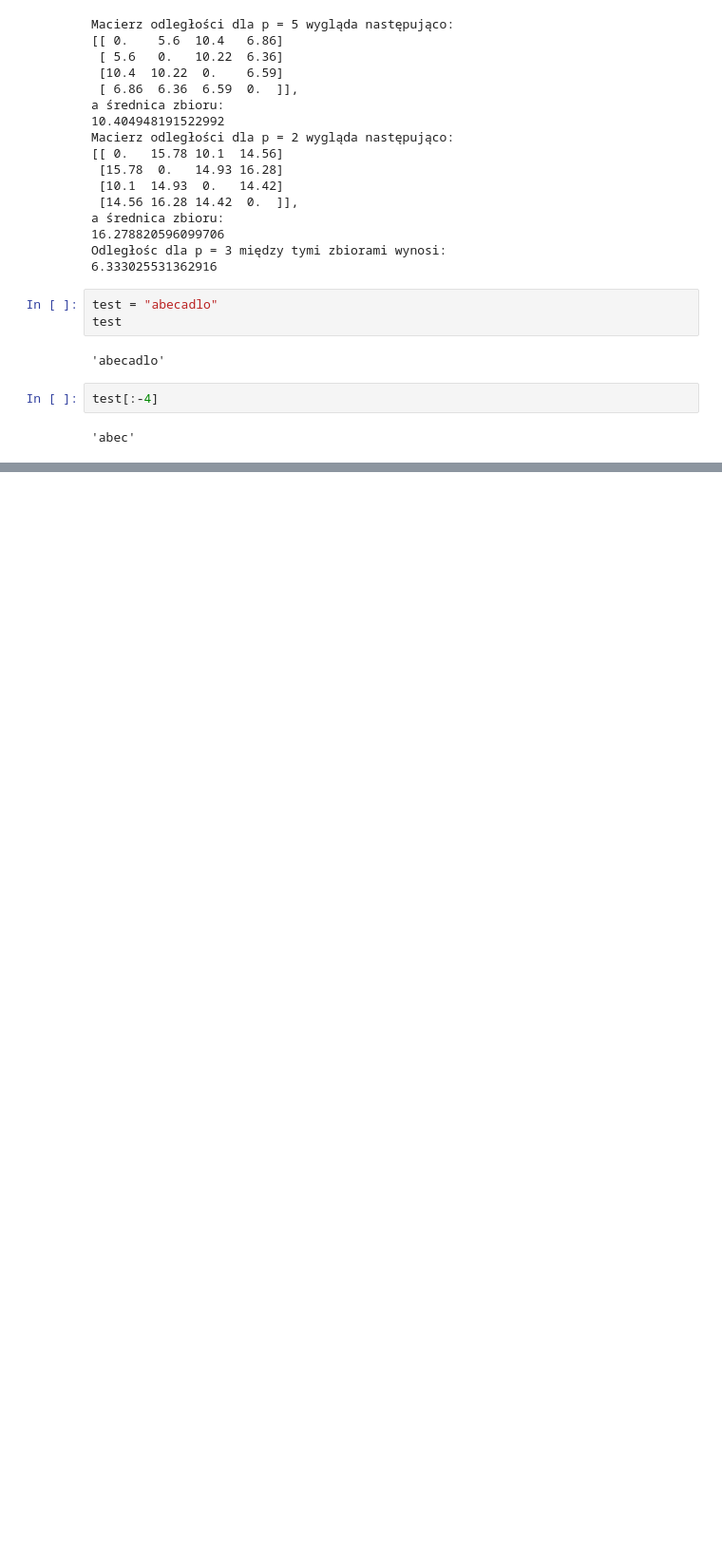
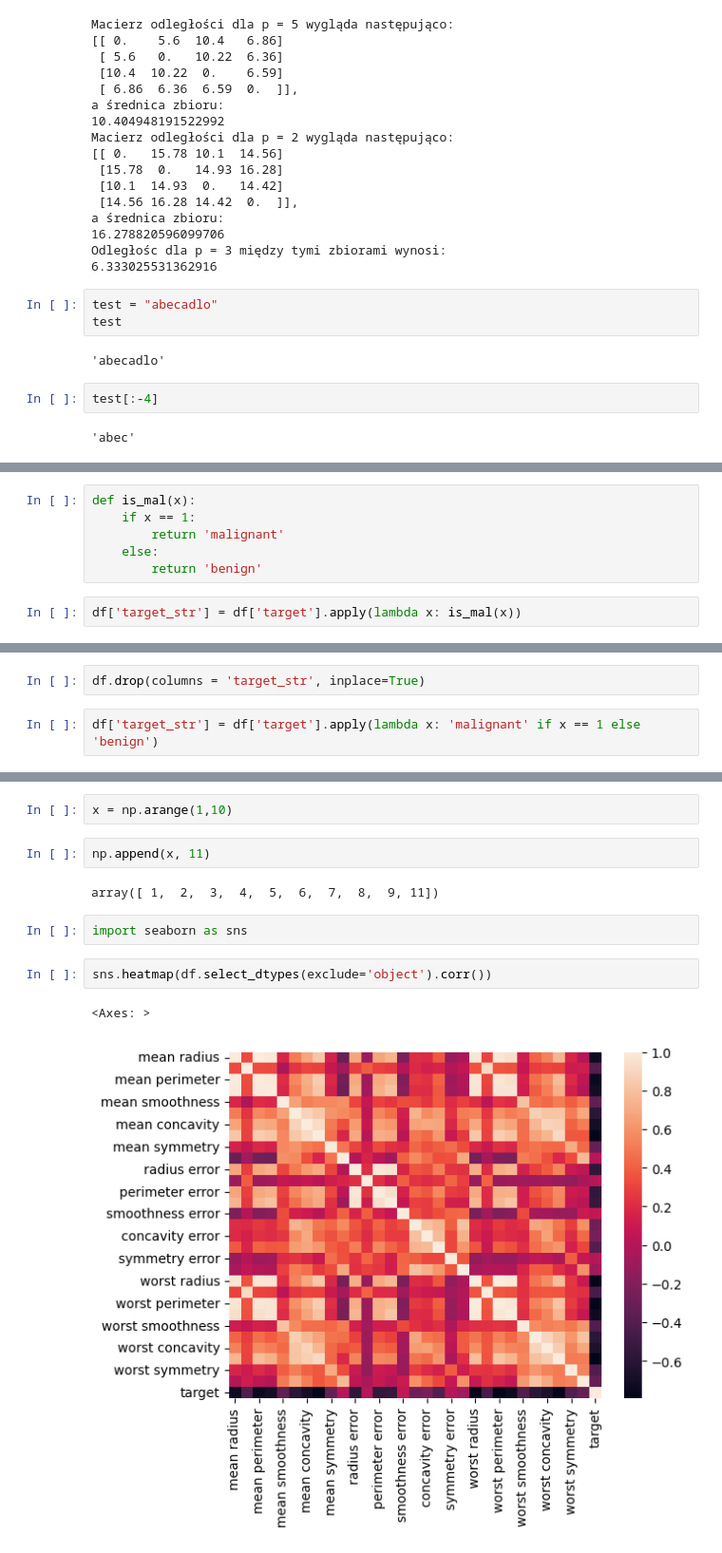
Before and after one commit to Qertal/KursStreamlit, a Jupyter notebook: main.ipynb, the cells around one changed output, grey strips where cells are left out. Shown at 95% size. Cells and saved outputs as stored; diff of their text form; blank space fills up the shorter version.

```diff
--- a/main.ipynb
+++ b/main.ipynb
@@ -73,0 +138,8 @@ test[:-4]
+# %%
+def is_mal(x):
+    if x == 1:
+        return 'malignant'
+    else:
+        return 'benign'
+# %%
+df['target_str'] = df['target'].apply(lambda x: is_mal(x))
@@ -73,0 +156,4 @@ test[:-4]
+# %%
+df.drop(columns = 'target_str', inplace=True)
+# %%
+df['target_str'] = df['target'].apply(lambda x: 'malignant' if x == 1 else 'benign')
@@ -73,0 +230,13 @@ test[:-4]
+# %%
+x = np.arange(1,10)
+# %%
+np.append(x, 11)
+# %% [output]
+array([ 1,  2,  3,  4,  5,  6,  7,  8,  9, 11])
+# %%
+import seaborn as sns
+# %%
+sns.heatmap(df.select_dtypes(exclude='object').corr())
+# %% [output]
+<Axes: >
+[figure, added]
```
Also changed, not shown: parts of 26 cells of this notebook, 1 other file.
